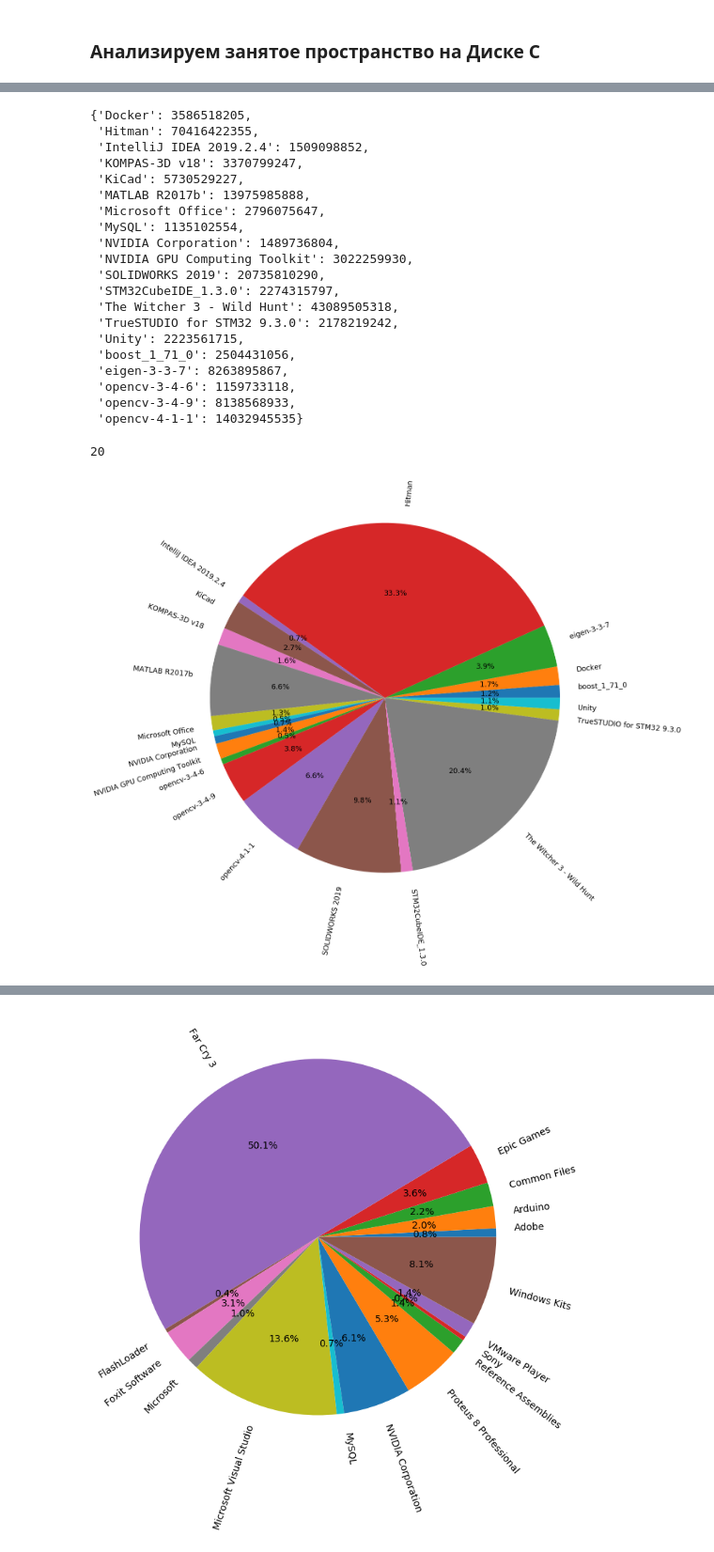
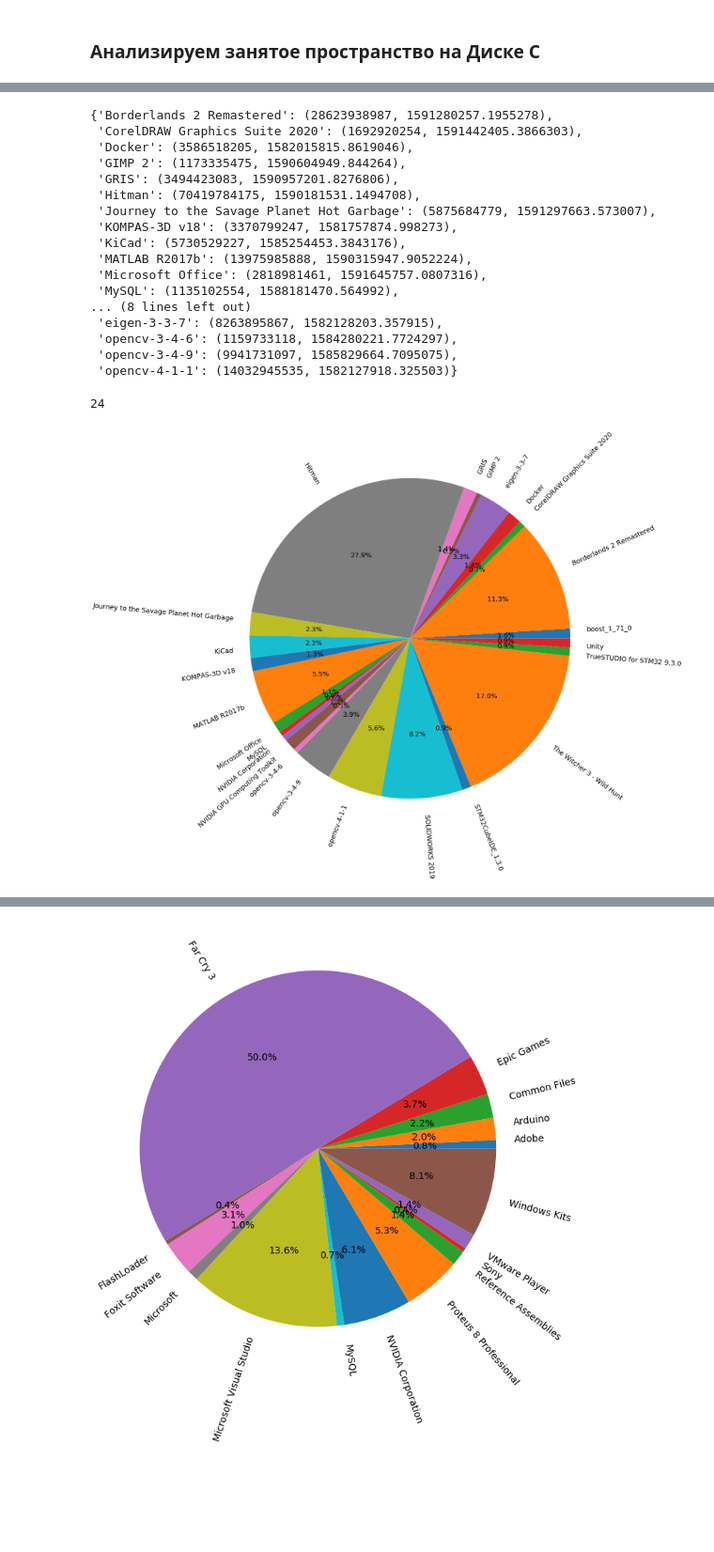
Before and after one commit to edirab/ExploreFilesystem, a Jupyter notebook: AnalyzeC.ipynb, the cells around one changed output, grey strips where cells are left out. Shown at 94% size. Saved outputs shown, nothing was run; the diff lists cells and outputs as text; code cells hidden in the pictures; blank space fills up the shorter version.

```diff
--- a/AnalyzeC.ipynb
+++ b/AnalyzeC.ipynb
@@ -3,10 +7,14 @@
 # %%
 import file_size
 from pprint import pprint
+import numpy as np
+from matplotlib import pyplot as plt
 
-items = file_size.get_size_in_dir("C:/Program Files/")
+path = "C:/Program Files/"
+items = file_size.explore_dir(path)
 # pprint(items)
 
-
-file_size.pretty_print_info(items)
+N = len(items[path])
+print("Total:", N, "\n")
+file_size.pretty_print_info(items[path])
 # %% [output]
@@ -44,42 +68,39 @@ plt.show()
 # %%
 # больше гигабайта только
 
-most_significant = {k:v for k,v in items.items() if int(v) > 1024*1024*1024}
+most_significant = {k:v for k,v in items[path].items() if int(v[0]) > 1024*1024*1024}
 pprint(most_significant)
 # %% [output]
-{'Docker': 3586518205,
- 'Hitman': 70416422355,
- 'IntelliJ IDEA 2019.2.4': 1509098852,
- 'KOMPAS-3D v18': 3370799247,
- 'KiCad': 5730529227,
- 'MATLAB R2017b': 13975985888,
- 'Microsoft Office': 2796075647,
- 'MySQL': 1135102554,
- 'NVIDIA Corporation': 1489736804,
- 'NVIDIA GPU Computing Toolkit': 3022259930,
- 'SOLIDWORKS 2019': 20735810290,
- 'STM32CubeIDE_1.3.0': 2274315797,
- 'The Witcher 3 - Wild Hunt': 43089505318,
- 'TrueSTUDIO for STM32 9.3.0': 2178219242,
- 'Unity': 2223561715,
- 'boost_1_71_0': 2504431056,
- 'eigen-3-3-7': 8263895867,
- 'opencv-3-4-6': 1159733118,
- 'opencv-3-4-9': 8138568933,
- 'opencv-4-1-1': 14032945535}
+{'Borderlands 2 Remastered': (28623938987, 1591280257.1955278),
+ 'CorelDRAW Graphics Suite 2020': (1692920254, 1591442405.3866303),
+ 'Docker': (3586518205, 1582015815.8619046),
+ 'GIMP 2': (1173335475, 1590604949.844264),
+ 'GRIS': (3494423083, 1590957201.8276806),
+ 'Hitman': (70419784175, 1590181531.1494708),
+ 'Journey to the Savage Planet Hot Garbage': (5875684779, 1591297663.573007),
+ 'KOMPAS-3D v18': (3370799247, 1581757874.998273),
+ 'KiCad': (5730529227, 1585254453.3843176),
+ 'MATLAB R2017b': (13975985888, 1590315947.9052224),
+ 'Microsoft Office': (2818981461, 1591645757.0807316),
+ 'MySQL': (1135102554, 1588181470.564992),
+... (8 lines left out)
+ 'eigen-3-3-7': (8263895867, 1582128203.357915),
+ 'opencv-3-4-6': (1159733118, 1584280221.7724297),
+ 'opencv-3-4-9': (9941731097, 1585829664.7095075),
+ 'opencv-4-1-1': (14032945535, 1582127918.325503)}
 # %%
 print(len(most_significant))
 # %% [output]
-20
+24
 # %%
 import matplotlib as mpl
 mpl.rcParams['font.size'] = 18.0
 
-sizes = [int(x) for x in most_significant.values()]
+sizes = [int(x[0]) for x in most_significant.values()]
 
 plt.figure(figsize=(20,20))
 plt.pie(sizes, labels = most_significant.keys(), labeldistance = 1.1, rotatelabels = True, autopct='%1.1f%%')
 plt.show()
 # %% [output]
-[figure, old version]
+[figure, new version]
 # %%
```
Also changed, not shown: parts of 7 cells of this notebook, 8 other files.
